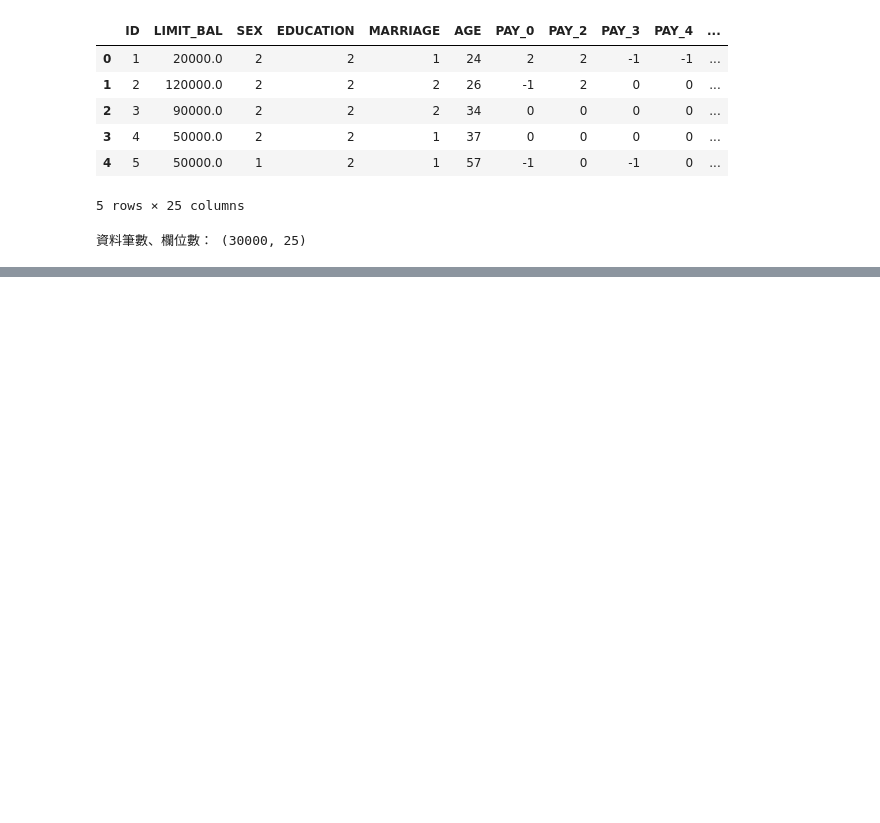
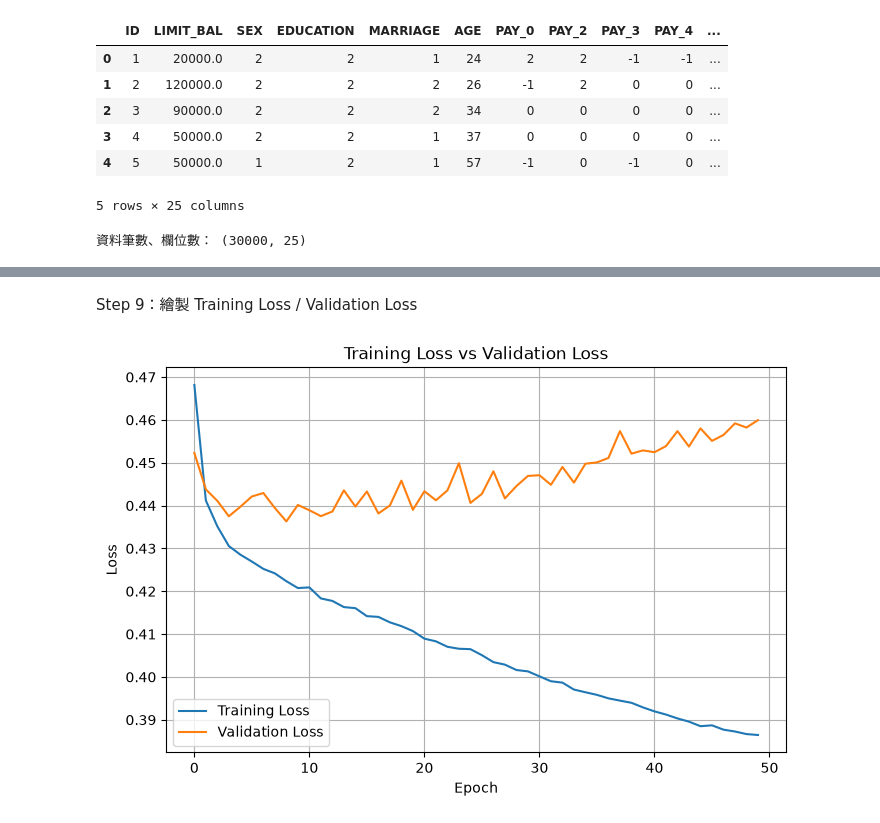
Before and after one commit to Ray0224/MMIP, a Jupyter notebook: week2/quiz2.ipynb, the cells around one changed output, grey strips where cells are left out. Drawn from its saved outputs; the diff is of its cells as text; code cells hidden in the pictures; blank space fills up the shorter version.

```diff
--- a/week2/quiz2.ipynb
+++ b/week2/quiz2.ipynb
@@ -22,0 +76,8 @@ print("資料筆數、欄位數：", df.shape)
+# %%
+# Step 2：準備 X 與 Y
+
+X = df.drop(columns=["ID", "default.payment.next.month"])
+y = df["default.payment.next.month"]
+
+print("X shape:", X.shape)
+print("y shape:", y.shape)
@@ -22,0 +183,8 @@ print("資料筆數、欄位數：", df.shape)
+# %%
+# Step 7：設定 Loss Function、Optimizer、Learning Rate
+
+model.compile(
+    optimizer=tf.keras.optimizers.Adam(learning_rate=0.001),
+    loss="binary_crossentropy",
+    metrics=["accuracy"]
+)
@@ -22,0 +195,10 @@ print("資料筆數、欄位數：", df.shape)
+# %%
+# Step 8：設定 Epoch、Batch Size 並訓練模型
+
+history = model.fit(
+    X_train_scaled,
+    y_train,
+    validation_data=(X_val_scaled, y_val),
+    epochs=50,
+    batch_size=32
+)
@@ -22,0 +223,21 @@ print("資料筆數、欄位數：", df.shape)
+# %% [markdown]
+Step 9：繪製 Training Loss / Validation Loss
+# %%
+# Step 9：繪製 Training Loss / Validation Loss
+
+import matplotlib.pyplot as plt
+
+plt.figure(figsize=(8, 5))
+
+plt.plot(history.history["loss"], label="Training Loss")
+plt.plot(history.history["val_loss"], label="Validation Loss")
+
+plt.xlabel("Epoch")
+plt.ylabel("Loss")
+plt.title("Training Loss vs Validation Loss")
+plt.legend()
+plt.grid()
+
+plt.show()
+# %% [output]
+[figure, added]
```
Also changed, not shown: parts of 28 cells of this notebook, 1 other file.
